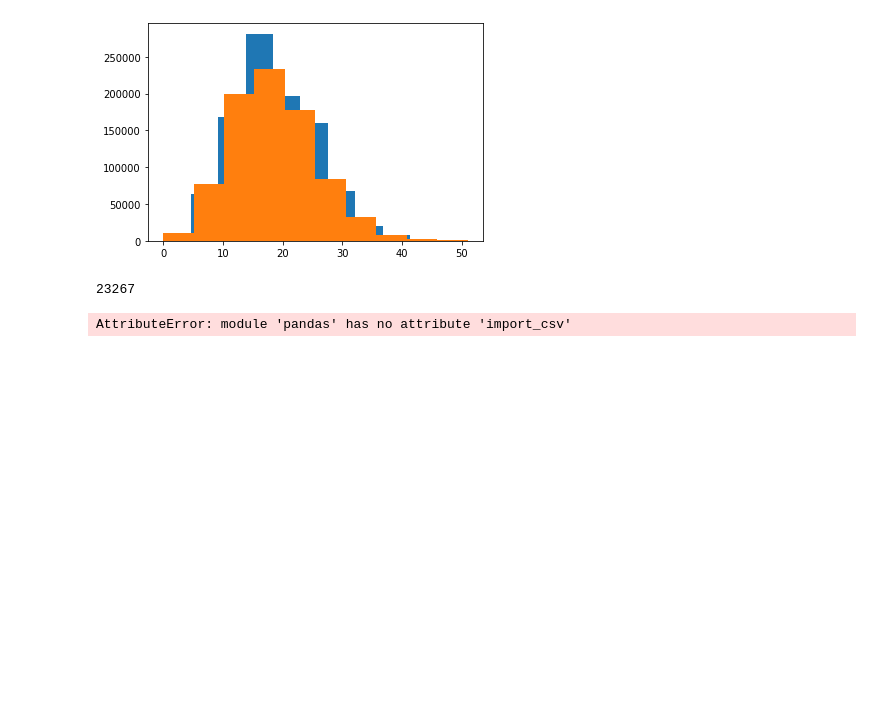
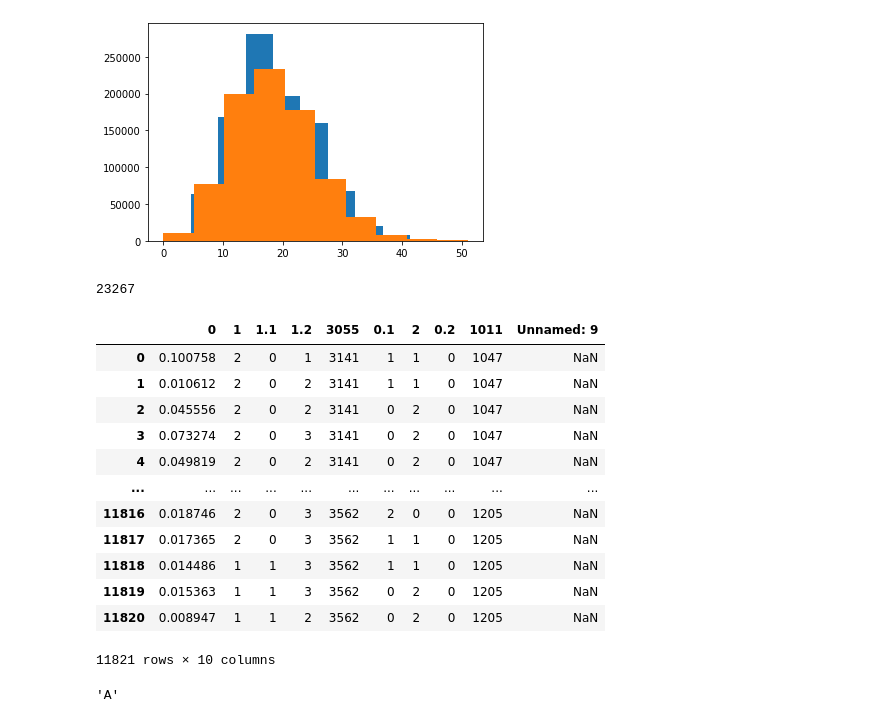
Before and after one commit to Tarun-Mahajan/scnnoise, a Jupyter notebook: doc/Trajectory Inference.ipynb, the cells around one changed output. Drawn from its saved outputs; the diff is of its cells as text; code cells hidden in the pictures; blank space fills up the shorter version.

```diff
--- a/doc/Trajectory Inference.ipynb
+++ b/doc/Trajectory Inference.ipynb
@@ -281,6 +281,22 @@ len(df3.index)
 # %% [output]
 23267
 # %%
-pd.import_csv()
+pd.read_csv('count.csv')
 # %% [output]
+|  | 0 | 1 | 1.1 | 1.2 | 3055 | 0.1 | 2 | 0.2 | 1011 | Unnamed: 9 |
+| 0 | 0.100758 | 2 | 0 | 1 | 3141 | 1 | 1 | 0 | 1047 | NaN |
+| 1 | 0.010612 | 2 | 0 | 2 | 3141 | 1 | 1 | 0 | 1047 | NaN |
+| 2 | 0.045556 | 2 | 0 | 2 | 3141 | 0 | 2 | 0 | 1047 | NaN |
+| 3 | 0.073274 | 2 | 0 | 3 | 3141 | 0 | 2 | 0 | 1047 | NaN |
+| 4 | 0.049819 | 2 | 0 | 2 | 3141 | 0 | 2 | 0 | 1047 | NaN |
+| ... | ... | ... | ... | ... | ... | ... | ... | ... | ... | ... |
+| 11816 | 0.018746 | 2 | 0 | 3 | 3562 | 2 | 0 | 0 | 1205 | NaN |
+| 11817 | 0.017365 | 2 | 0 | 3 | 3562 | 1 | 1 | 0 | 1205 | NaN |
+| 11818 | 0.014486 | 1 | 1 | 3 | 3562 | 1 | 1 | 0 | 1205 | NaN |
+| 11819 | 0.015363 | 1 | 1 | 3 | 3562 | 0 | 2 | 0 | 1205 | NaN |
+| 11820 | 0.008947 | 1 | 1 | 2 | 3562 | 0 | 2 | 0 | 1205 | NaN |
-AttributeError: module 'pandas' has no attribute 'import_csv'
+11821 rows × 10 columns
+# %%
+'A:B'.split(':')[0]
+# %% [output]
+'A'
```
Also changed, not shown: parts of 2 cells of this notebook, 1 other file.
